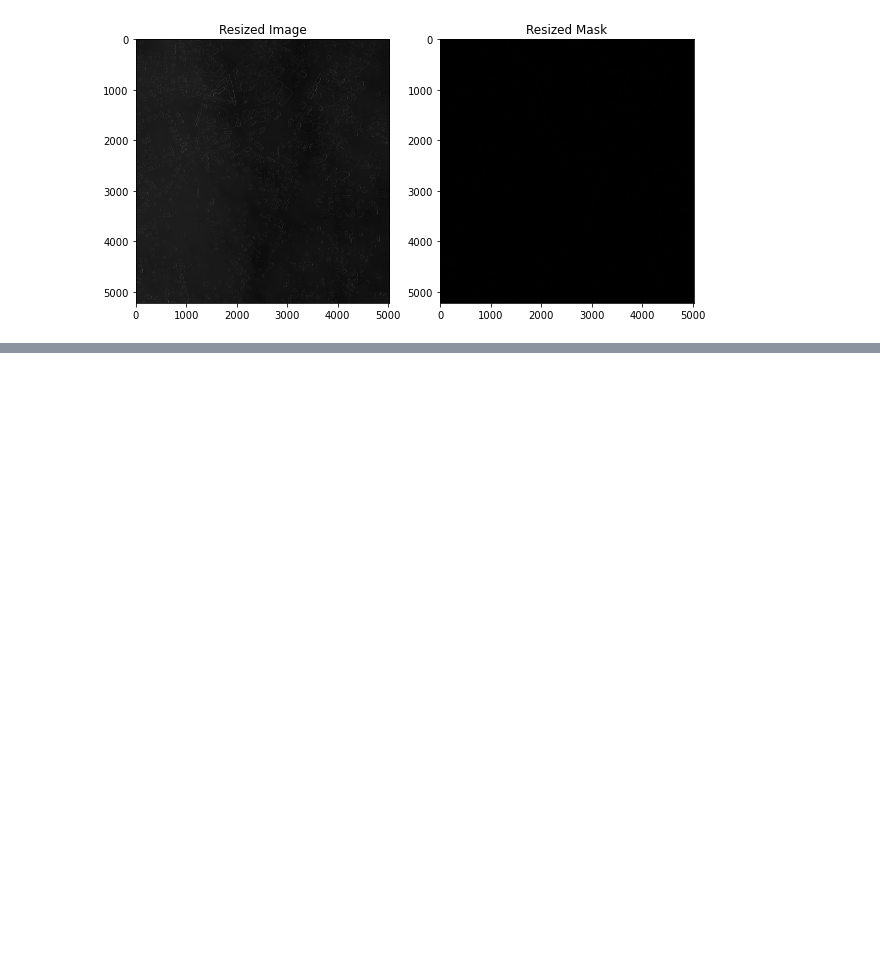
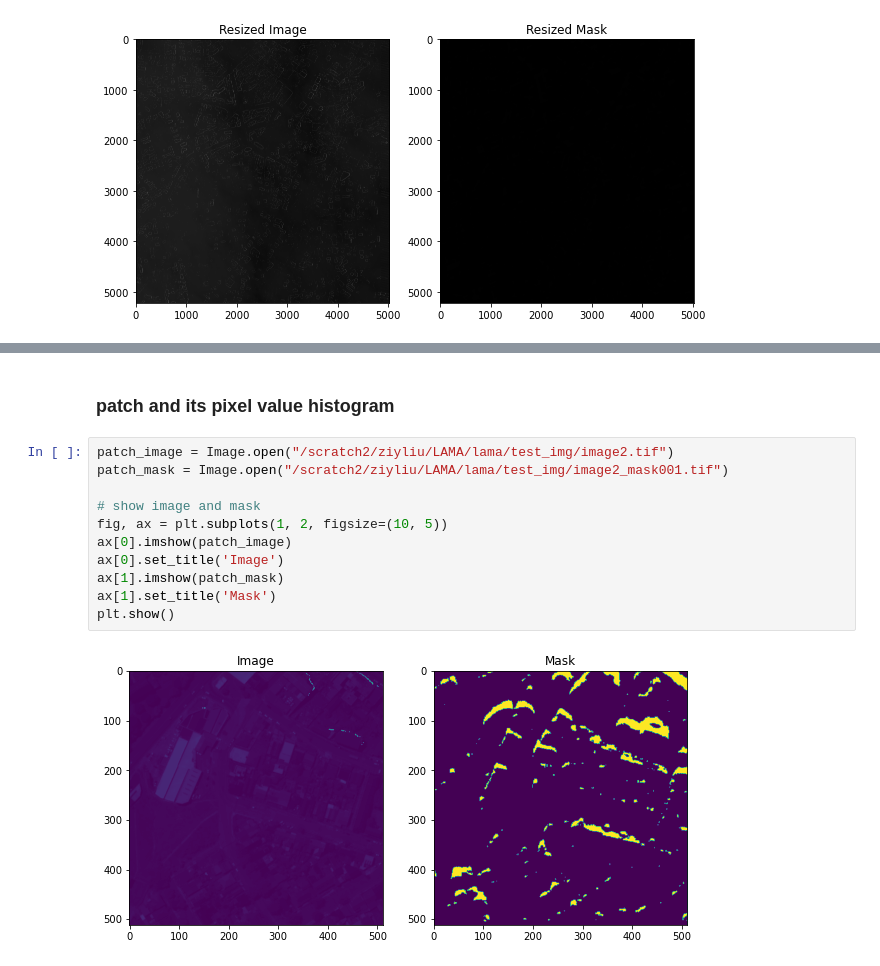
Before and after one commit to ZiyiiiL/Inpainting, a Jupyter notebook: PreData.ipynb, the cells around one changed output, grey strips where cells are left out. Drawn from its saved outputs; the diff is of its cells as text; blank space fills up the shorter version.

```diff
--- a/PreData.ipynb
+++ b/PreData.ipynb
@@ -401,0 +573,15 @@ Text(0.5, 1.0, 'Resized Mask')
+# %% [markdown]
+### patch and its pixel value histogram
+# %%
+patch_image = Image.open("/scratch2/ziyliu/LAMA/lama/test_img/image2.tif")
+patch_mask = Image.open("/scratch2/ziyliu/LAMA/lama/test_img/image2_mask001.tif")
+
+# show image and mask
+fig, ax = plt.subplots(1, 2, figsize=(10, 5))
+ax[0].imshow(patch_image)
+ax[0].set_title('Image')
+ax[1].imshow(patch_mask)
+ax[1].set_title('Mask')
+plt.show()
+# %% [output]
+[figure, added]
```
Also changed, not shown: parts of 22 cells of this notebook, 1 other file.
